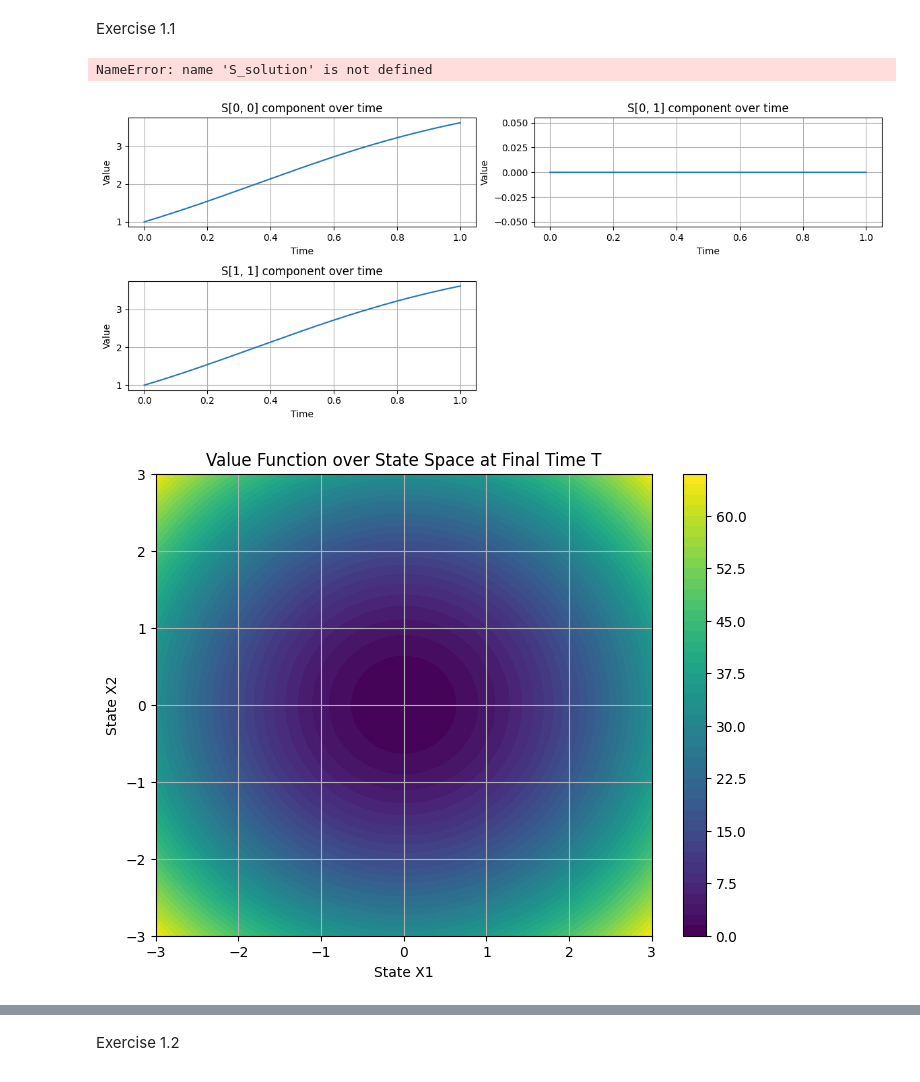
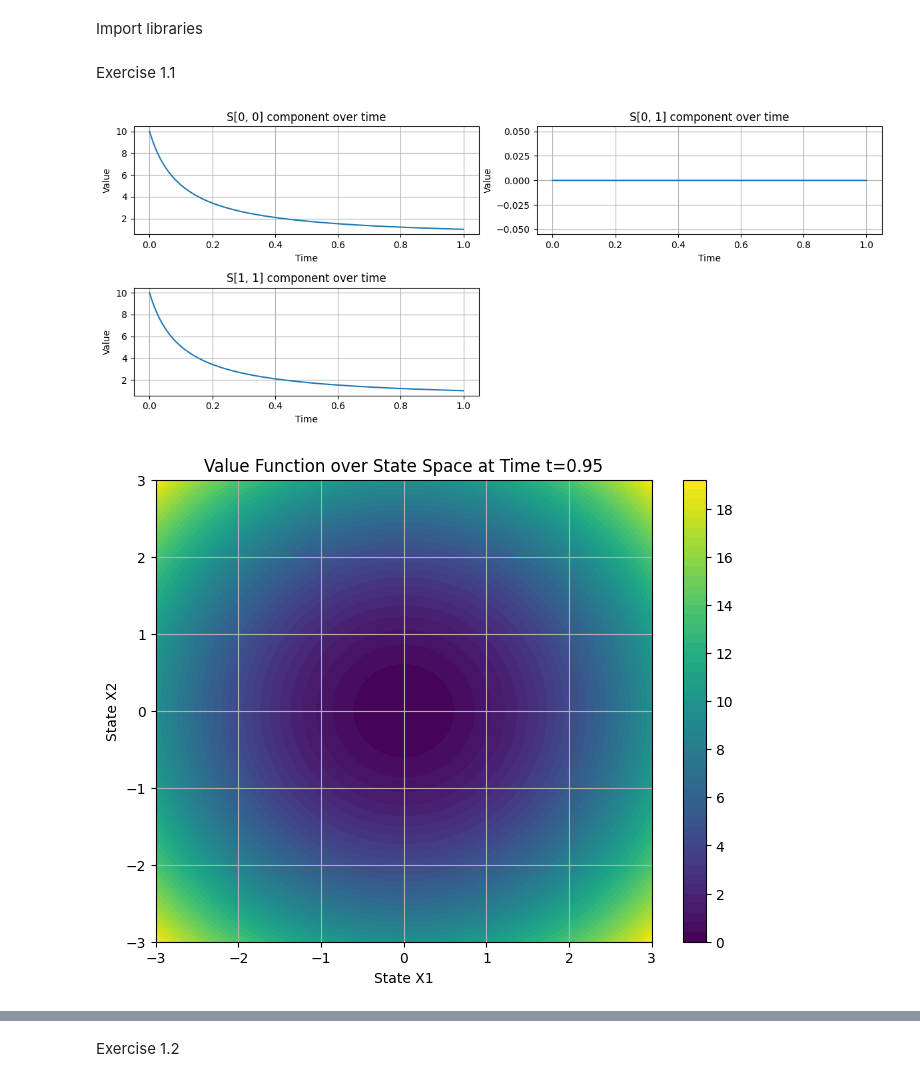
Before and after one commit to Kian-P/SCDAA, a Jupyter notebook: SCDAA-CW.ipynb, the cells around one changed output, grey strips where cells are left out. Drawn from its saved outputs; the diff is of its cells as text; code cells hidden in the pictures.

```diff
--- a/SCDAA-CW.ipynb
+++ b/SCDAA-CW.ipynb
@@ -0,0 +1,2 @@
+# %% [markdown]
+Import libraries
@@ -92,18 +129,13 @@ class LQRProblem:
 
         return control
-# %%
-S_solution.shape
-# %% [output]
-NameError: name 'S_solution' is not defined
 # %%
 # Example matrices (to be replaced with actual problem data)
-H = np.array([[1, 0], [0, 1]])
+H = np.array([[1, 0], [0, 1]]) * 0.1
 M = np.array([[1, 0], [0, 1]])
-sigma = np.array([[0.1, 0], [0, 0.1]])
-#sigma = np.array([[0.1, 0.05], [0.05, 0.1]])
-C = np.array([[1, 0], [0, 1]])
-D = np.array([[2, 0], [0, 2]])
-R = np.array([[1, 0], [0, 1]])
+sigma = np.array([[0.1, 0], [0, 0.1]]) * 0.001
+C = np.array([[0, 0], [0, 0]])
+D = np.array([[1, 0], [0, 1]])
+R = np.array([[1, 0], [0, 1]]) * 10
 T = 1
 
 # Time grid for solving the Riccati ODE
@@ -149,34 +181,38 @@ plt.grid(True)
 plt.tight_layout()
 plt.show()
 # %% [output]
-[figure, old version]
+[figure, new version]
 # %%
 # Solve the Riccati ODE using the given time grid
 lqr_problem.solve_riccati_ode(time_grid)
+
+# Assuming T and lqr_problem are already defined
+t = 19*T/20
+T_tensor = torch.tensor([t], dtype=torch.float32)  # Convert T to a tensor
 
 # Generate a grid of state space points to compute the value function
 state_space_grid = np.linspace(-3, 3, 100)
 X1, X2 = np.meshgrid(state_space_grid, state_space_grid)
 value_function_values = np.zeros_like(X1)
 
 # Compute the value function for each point in the state space grid at time T
 for i in range(X1.shape[0]):
     for j in range(X1.shape[1]):
-        x = torch.tensor([X1[i, j], X2[i, j]], dtype=torch.float32).unsqueeze(0)
-        value = lqr_problem.compute_value_function(x, t=T).item()  # Compute at final time T
-        value_function_values[i, j] = value
+        x = torch.tensor([[X1[i, j], X2[i, j]]], dtype=torch.float32)  # Shape: [1, 2]
+        val = lqr_problem.compute_value_function(T_tensor, x).item()  # Use T_tensor
+        value_function_values[i, j] = val
 
 # Plotting the value function
 plt.figure(figsize=(8, 6))
 cp = plt.contourf(X1, X2, value_function_values, cmap='viridis', levels=50)
 plt.colorbar(cp)
 plt.xlabel('State X1')
 plt.ylabel('State X2')
-plt.title('Value Function over State Space at Final Time T')
+plt.title(f'Value Function over State Space at Time t={t}')
 plt.grid(True)
 plt.show()
 # %% [output]
-[figure, old version]
+[figure, new version]
 # %%
 random_t = torch.rand(5) * T
 random_x = torch.rand(5, 2) * 6 - 3
```
Also changed, not shown: parts of 3 cells of this notebook.
